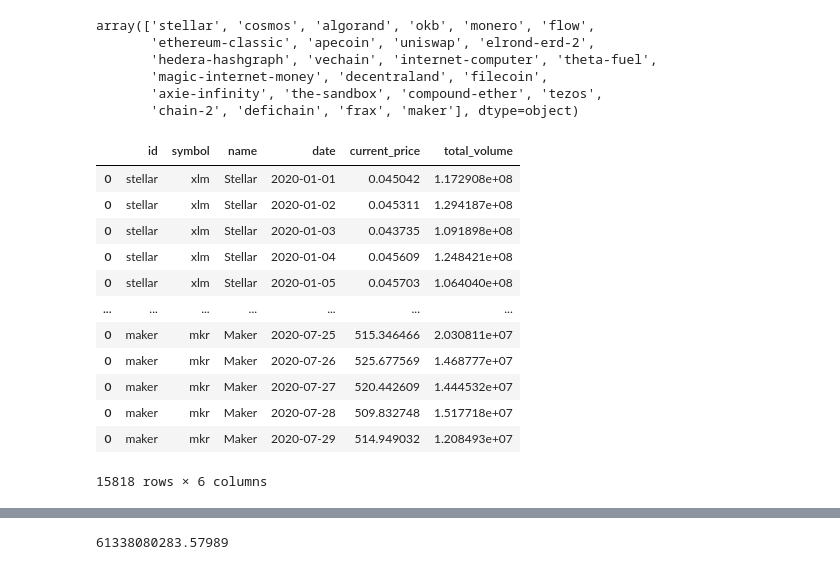
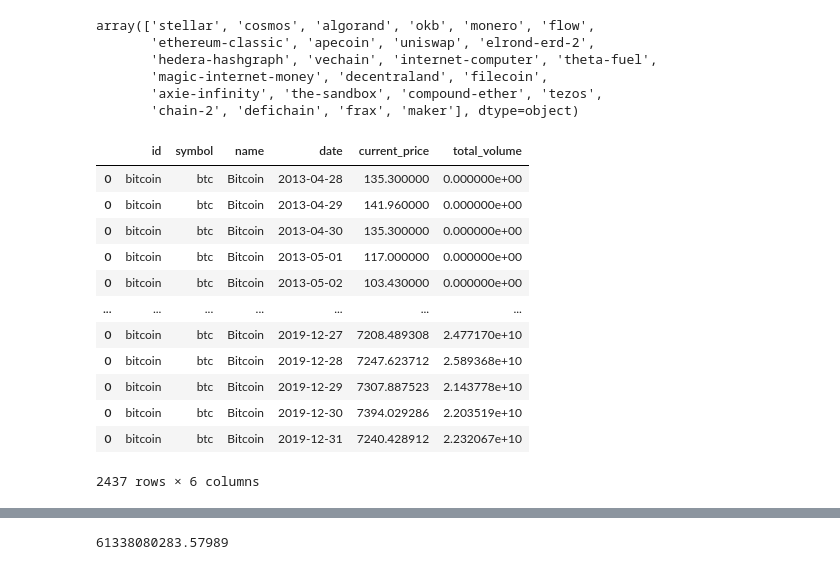
Before and after one commit to patriciagaruiz/Cryptocurrency, a Jupyter notebook: web-api.ipynb, the cells around one changed output, grey strips where cells are left out. Cells and saved outputs as stored; diff of their text form; code cells hidden in the pictures.

```diff
--- a/web-api.ipynb
+++ b/web-api.ipynb
@@ -815,17 +828,19 @@ historycal_coin_df_7 = df5
-# %%
-historycal_coin_df_7
-# %% [output]
-|  | id | symbol | name | date | current_price | total_volume |
-| 0 | stellar | xlm | Stellar | 2020-01-01 | 0.045042 | 1.172908e+08 |
-| 0 | stellar | xlm | Stellar | 2020-01-02 | 0.045311 | 1.294187e+08 |
-| 0 | stellar | xlm | Stellar | 2020-01-03 | 0.043735 | 1.091898e+08 |
-| 0 | stellar | xlm | Stellar | 2020-01-04 | 0.045609 | 1.248421e+08 |
-| 0 | stellar | xlm | Stellar | 2020-01-05 | 0.045703 | 1.064040e+08 |
-| ... | ... | ... | ... | ... | ... | ... |
-| 0 | maker | mkr | Maker | 2020-07-25 | 515.346466 | 2.030811e+07 |
-| 0 | maker | mkr | Maker | 2020-07-26 | 525.677569 | 1.468777e+07 |
-| 0 | maker | mkr | Maker | 2020-07-27 | 520.442609 | 1.444532e+07 |
-| 0 | maker | mkr | Maker | 2020-07-28 | 509.832748 | 1.517718e+07 |
-| 0 | maker | mkr | Maker | 2020-07-29 | 514.949032 | 1.208493e+07 |
-15818 rows × 6 columns
+# %%
+historycal_coin_df_0 = dfbt
+# %%
+historycal_coin_df_0
+# %% [output]
+|  | id | symbol | name | date | current_price | total_volume |
+| 0 | bitcoin | btc | Bitcoin | 2013-04-28 | 135.300000 | 0.000000e+00 |
+| 0 | bitcoin | btc | Bitcoin | 2013-04-29 | 141.960000 | 0.000000e+00 |
+| 0 | bitcoin | btc | Bitcoin | 2013-04-30 | 135.300000 | 0.000000e+00 |
+| 0 | bitcoin | btc | Bitcoin | 2013-05-01 | 117.000000 | 0.000000e+00 |
+| 0 | bitcoin | btc | Bitcoin | 2013-05-02 | 103.430000 | 0.000000e+00 |
+| ... | ... | ... | ... | ... | ... | ... |
+| 0 | bitcoin | btc | Bitcoin | 2019-12-27 | 7208.489308 | 2.477170e+10 |
+| 0 | bitcoin | btc | Bitcoin | 2019-12-28 | 7247.623712 | 2.589368e+10 |
+| 0 | bitcoin | btc | Bitcoin | 2019-12-29 | 7307.887523 | 2.143778e+10 |
+| 0 | bitcoin | btc | Bitcoin | 2019-12-30 | 7394.029286 | 2.203519e+10 |
+| 0 | bitcoin | btc | Bitcoin | 2019-12-31 | 7240.428912 | 2.232067e+10 |
+2437 rows × 6 columns
 # %%
```
Also changed, not shown: parts of 6 cells of this notebook, 5 other files.
